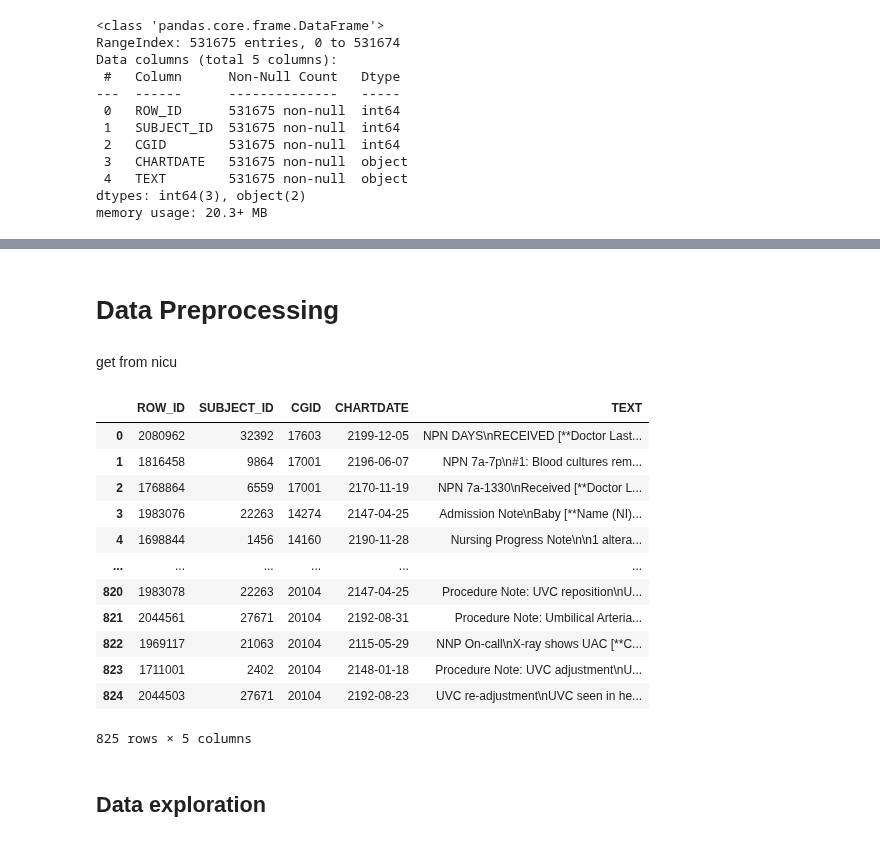
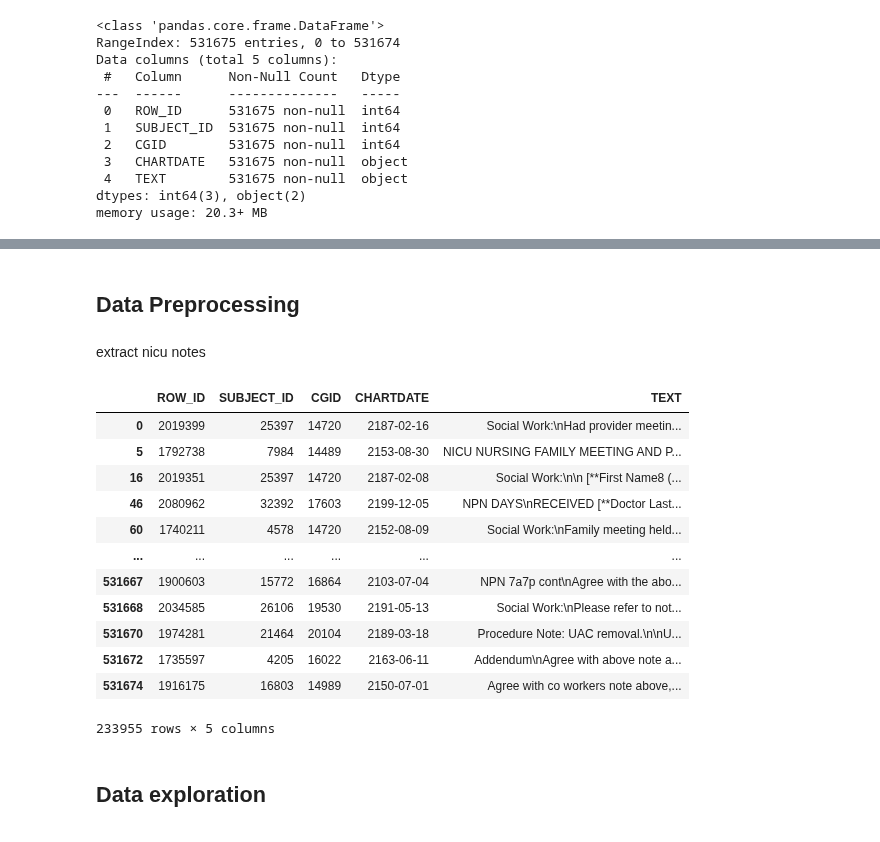
Before and after one commit to tanoManzo/mimic_trajectories, a Jupyter notebook: MIMIC_TRAJECTORY_embeddings_02_collect_data.ipynb, the cells around one changed output, grey strips where cells are left out. Drawn from its saved outputs; the diff is of its cells as text; code cells hidden in the pictures.

```diff
--- a/MIMIC_TRAJECTORY_embeddings_02_collect_data.ipynb
+++ b/MIMIC_TRAJECTORY_embeddings_02_collect_data.ipynb
@@ -54,24 +40,32 @@ df_patients
 # %% [markdown]
-# **Data Preprocessing**
+## **Data Preprocessing**
-# %% [markdown]
-get from nicu
-# %%
-df_notes_nicu = pd.merge(df_notes,df_notes_neonat[['ROW_ID']], how='inner', on=['ROW_ID'])
-df_notes_nicu
-# %% [output]
-|  | ROW_ID | SUBJECT_ID | CGID | CHARTDATE | TEXT |
-| 0 | 2080962 | 32392 | 17603 | 2199-12-05 | NPN DAYS\nRECEIVED [**Doctor Last... |
-| 1 | 1816458 | 9864 | 17001 | 2196-06-07 | NPN 7a-7p\n#1: Blood cultures rem... |
-| 2 | 1768864 | 6559 | 17001 | 2170-11-19 | NPN 7a-1330\nReceived [**Doctor L... |
-| 3 | 1983076 | 22263 | 14274 | 2147-04-25 | Admission Note\nBaby [**Name (NI)... |
-| 4 | 1698844 | 1456 | 14160 | 2190-11-28 | Nursing Progress Note\n\n1 altera... |
-| ... | ... | ... | ... | ... | ... |
-| 820 | 1983078 | 22263 | 20104 | 2147-04-25 | Procedure Note: UVC reposition\nU... |
-| 821 | 2044561 | 27671 | 20104 | 2192-08-31 | Procedure Note: Umbilical Arteria... |
-| 822 | 1969117 | 21063 | 20104 | 2115-05-29 | NNP On-call\nX-ray shows UAC [**C... |
-| 823 | 1711001 | 2402 | 20104 | 2148-01-18 | Procedure Note: UVC adjustment\nU... |
-| 824 | 2044503 | 27671 | 20104 | 2192-08-23 | UVC re-adjustment\nUVC seen in he... |
-825 rows × 5 columns
+# %% [markdown]
+extract nicu notes
+# %%
+def nicu_condition(x):
+  words = ['nicu', 'neonatal']
+  return any(word in x.lower() for word in words)
+
+# get list of subject in nicu
+nicu_subject_ids = df_notes[df_notes['TEXT'].apply(lambda x: nicu_condition(x))]['SUBJECT_ID'].unique()
+
+# get nicu notes
+df_notes_nicu = df_notes[df_notes['SUBJECT_ID'].isin(nicu_subject_ids)]
+df_notes_nicu
+# %% [output]
+|  | ROW_ID | SUBJECT_ID | CGID | CHARTDATE | TEXT |
+| 0 | 2019399 | 25397 | 14720 | 2187-02-16 | Social Work:\nHad provider meetin... |
+| 5 | 1792738 | 7984 | 14489 | 2153-08-30 | NICU NURSING FAMILY MEETING AND P... |
+| 16 | 2019351 | 25397 | 14720 | 2187-02-08 | Social Work:\n\n [**First Name8 (... |
+| 46 | 2080962 | 32392 | 17603 | 2199-12-05 | NPN DAYS\nRECEIVED [**Doctor Last... |
+| 60 | 1740211 | 4578 | 14720 | 2152-08-09 | Social Work:\nFamily meeting held... |
+| ... | ... | ... | ... | ... | ... |
+| 531667 | 1900603 | 15772 | 16864 | 2103-07-04 | NPN 7a7p cont\nAgree with the abo... |
+| 531668 | 2034585 | 26106 | 19530 | 2191-05-13 | Social Work:\nPlease refer to not... |
+| 531670 | 1974281 | 21464 | 20104 | 2189-03-18 | Procedure Note: UAC removal.\n\nU... |
+| 531672 | 1735597 | 4205 | 16022 | 2163-06-11 | Addendum\nAgree with above note a... |
+| 531674 | 1916175 | 16803 | 14989 | 2150-07-01 | Agree with co workers note above,... |
+233955 rows × 5 columns
 # %% [markdown]
 ## Data exploration
 # %% [markdown]
```
Also changed, not shown: parts of 33 cells of this notebook.
